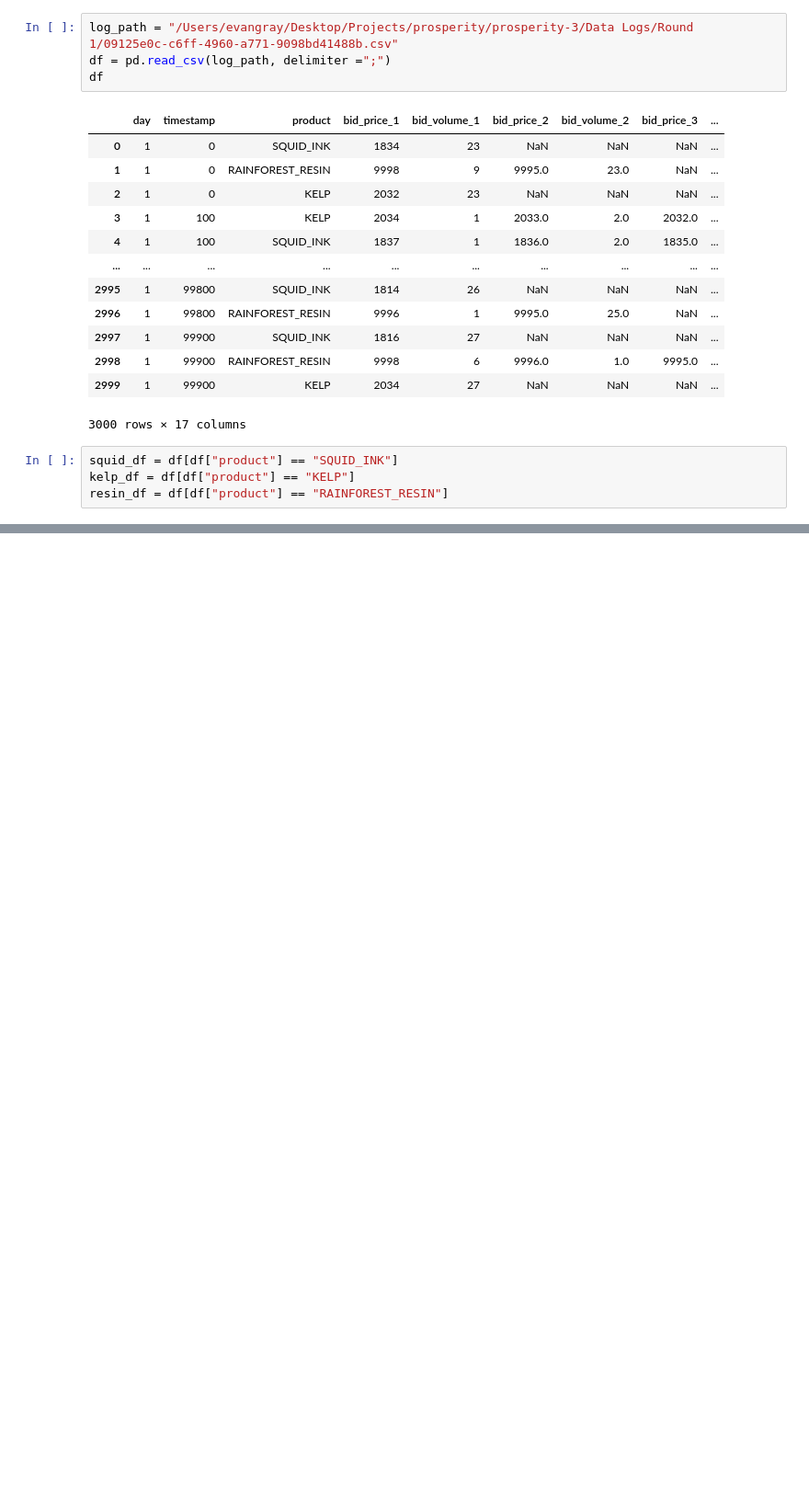
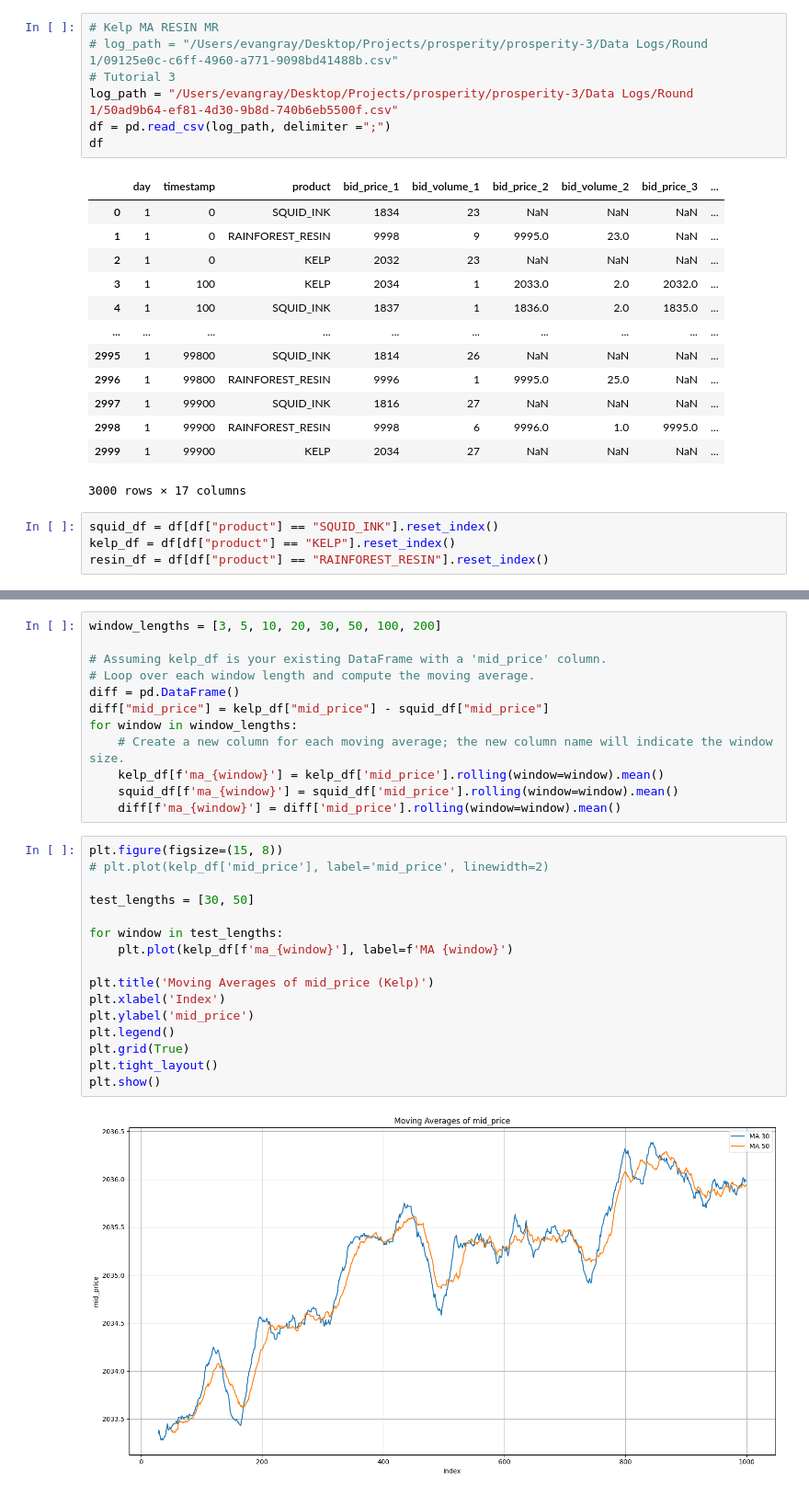
Before and after one commit to edg33/prosperity-3, a Jupyter notebook: Research/Prosperity_Vis_v3.ipynb, the cells around one changed output, grey strips where cells are left out. Shown at 92% size. Saved outputs shown, nothing was run; the diff lists cells and outputs as text; blank space fills up the shorter version.

Commit message:
Added new trial data

```diff
--- a/Research/Prosperity_Vis_v3.ipynb
+++ b/Research/Prosperity_Vis_v3.ipynb
@@ -6,5 +7,8 @@ import numpy as np
 # %%
-log_path = "/Users/evangray/Desktop/Projects/prosperity/prosperity-3/Data Logs/Round 1/09125e0c-c6ff-4960-a771-9098bd41488b.csv"
+# Kelp MA RESIN MR
+# log_path = "/Users/evangray/Desktop/Projects/prosperity/prosperity-3/Data Logs/Round 1/09125e0c-c6ff-4960-a771-9098bd41488b.csv"
+# Tutorial 3
+log_path = "/Users/evangray/Desktop/Projects/prosperity/prosperity-3/Data Logs/Round 1/50ad9b64-ef81-4d30-9b8d-740b6eb5500f.csv"
 df = pd.read_csv(log_path, delimiter =";")
 df
 # %% [output]
@@ -22,9 +26,9 @@ df
 | 2999 | 1 | 99900 | KELP | 2034 | 27 | NaN | NaN | NaN | ... |
 3000 rows × 17 columns
 # %%
-squid_df = df[df["product"] == "SQUID_INK"]
-kelp_df = df[df["product"] == "KELP"]
-resin_df = df[df["product"] == "RAINFOREST_RESIN"]
+squid_df = df[df["product"] == "SQUID_INK"].reset_index()
+kelp_df = df[df["product"] == "KELP"].reset_index()
+resin_df = df[df["product"] == "RAINFOREST_RESIN"].reset_index()
 # %%
 resin_df
 # Calculate average up to point
@@ -39,0 +80,30 @@ activities
+# %%
+window_lengths = [3, 5, 10, 20, 30, 50, 100, 200]
+
+# Assuming kelp_df is your existing DataFrame with a 'mid_price' column.
+# Loop over each window length and compute the moving average.
+diff = pd.DataFrame()
+diff["mid_price"] = kelp_df["mid_price"] - squid_df["mid_price"]
+for window in window_lengths:
+    # Create a new column for each moving average; the new column name will indicate the window size.
+    kelp_df[f'ma_{window}'] = kelp_df['mid_price'].rolling(window=window).mean()
+    squid_df[f'ma_{window}'] = squid_df['mid_price'].rolling(window=window).mean()
+    diff[f'ma_{window}'] = diff['mid_price'].rolling(window=window).mean()
+# %%
+plt.figure(figsize=(15, 8))
+# plt.plot(kelp_df['mid_price'], label='mid_price', linewidth=2)
+
+test_lengths = [30, 50]
+
+for window in test_lengths:
+    plt.plot(kelp_df[f'ma_{window}'], label=f'MA {window}')
+
+plt.title('Moving Averages of mid_price (Kelp)')
+plt.xlabel('Index')
+plt.ylabel('mid_price')
+plt.legend()
+plt.grid(True)
+plt.tight_layout()
+plt.show()
+# %% [output]
+[figure, added]
```
Also changed, not shown: parts of 9 cells of this notebook, 1 other file.
